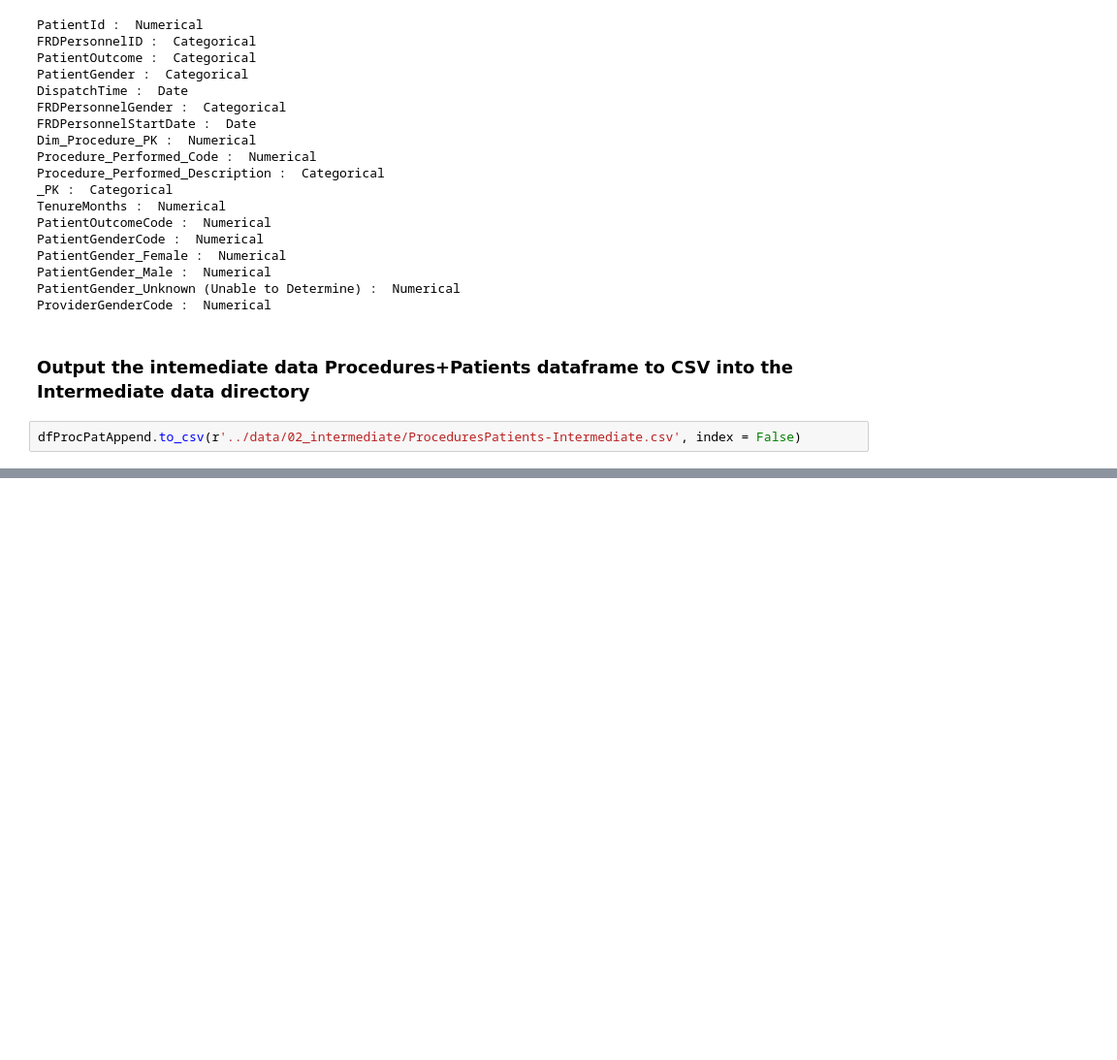
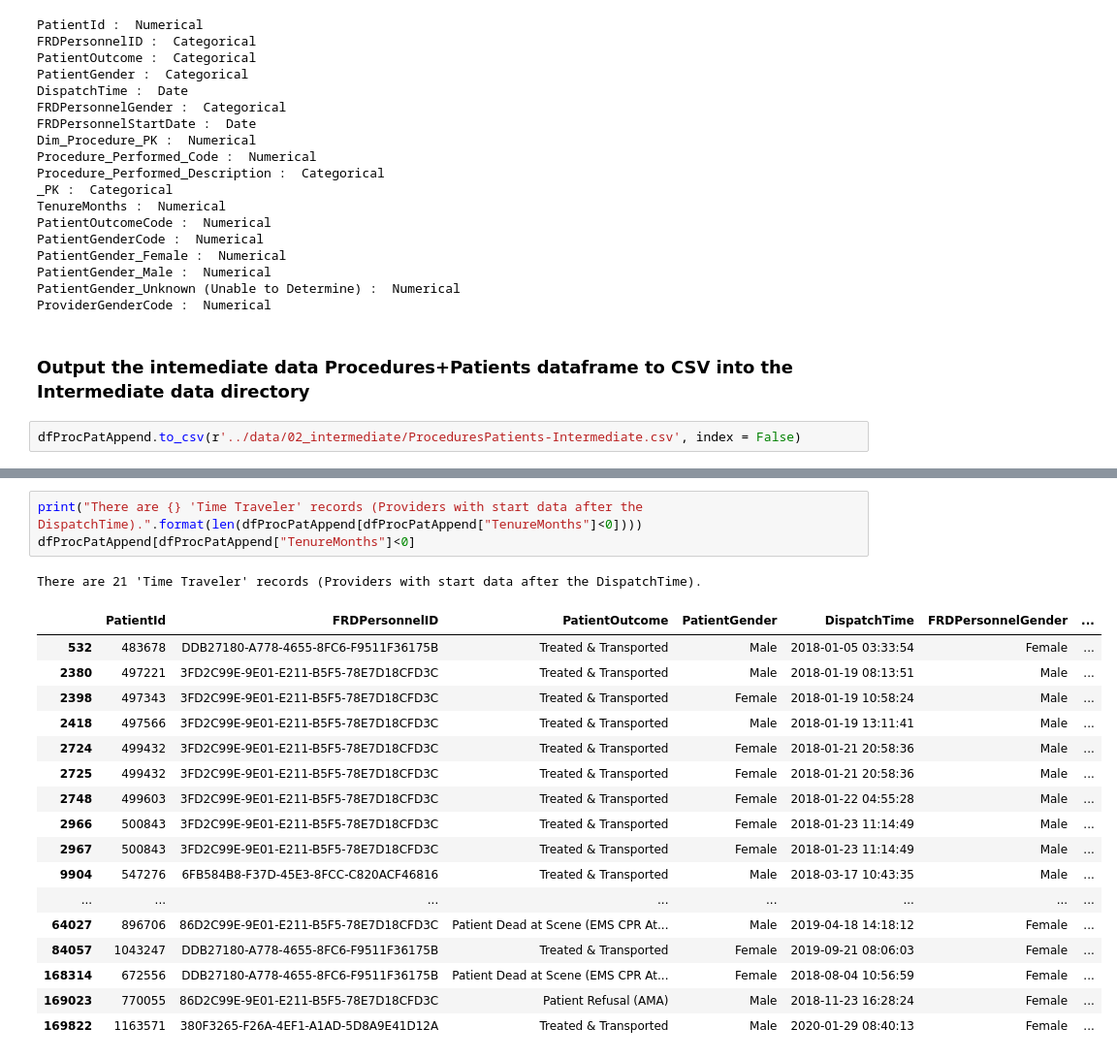
Before and after one commit to data-rescue/ems-analytics, a Jupyter notebook: notebooks/20210308-mdl-daen690-IntermediateDataset-Procedures-Pat.ipynb, the cells around one changed output, grey strips where cells are left out. Shown at 97% size. Saved outputs shown, nothing was run; the diff lists cells and outputs as text; blank space fills up the shorter version.

```diff
--- a/notebooks/20210308-mdl-daen690-IntermediateDataset-Procedures-Pat.ipynb
+++ b/notebooks/20210308-mdl-daen690-IntermediateDataset-Procedures-Pat.ipynb
@@ -881,0 +909,22 @@ dfProcPatAppend.to_csv(r'../data/02_intermediate/ProceduresPatients-Intermediate
+# %%
+print("There are {} 'Time Traveler' records (Providers with start data after the DispatchTime).".format(len(dfProcPatAppend[dfProcPatAppend["TenureMonths"]<0])))
+dfProcPatAppend[dfProcPatAppend["TenureMonths"]<0]
+# %% [output]
+There are 21 'Time Traveler' records (Providers with start data after the DispatchTime).
+|  | PatientId | FRDPersonnelID | PatientOutcome | PatientGender | DispatchTime | FRDPersonnelGender | ... |
+| 532 | 483678 | DDB27180-A778-4655-8FC6-F9511F36175B | Treated & Transported | Male | 2018-01-05 03:33:54 | Female | ... |
+| 2380 | 497221 | 3FD2C99E-9E01-E211-B5F5-78E7D18CFD3C | Treated & Transported | Male | 2018-01-19 08:13:51 | Male | ... |
+| 2398 | 497343 | 3FD2C99E-9E01-E211-B5F5-78E7D18CFD3C | Treated & Transported | Female | 2018-01-19 10:58:24 | Male | ... |
+| 2418 | 497566 | 3FD2C99E-9E01-E211-B5F5-78E7D18CFD3C | Treated & Transported | Male | 2018-01-19 13:11:41 | Male | ... |
+| 2724 | 499432 | 3FD2C99E-9E01-E211-B5F5-78E7D18CFD3C | Treated & Transported | Female | 2018-01-21 20:58:36 | Male | ... |
+| 2725 | 499432 | 3FD2C99E-9E01-E211-B5F5-78E7D18CFD3C | Treated & Transported | Female | 2018-01-21 20:58:36 | Male | ... |
+| 2748 | 499603 | 3FD2C99E-9E01-E211-B5F5-78E7D18CFD3C | Treated & Transported | Female | 2018-01-22 04:55:28 | Male | ... |
+| 2966 | 500843 | 3FD2C99E-9E01-E211-B5F5-78E7D18CFD3C | Treated & Transported | Female | 2018-01-23 11:14:49 | Male | ... |
+| 2967 | 500843 | 3FD2C99E-9E01-E211-B5F5-78E7D18CFD3C | Treated & Transported | Female | 2018-01-23 11:14:49 | Male | ... |
+| 9904 | 547276 | 6FB584B8-F37D-45E3-8FCC-C820ACF46816 | Treated & Transported | Male | 2018-03-17 10:43:35 | Male | ... |
+| ... | ... | ... | ... | ... | ... | ... | ... |
+| 64027 | 896706 | 86D2C99E-9E01-E211-B5F5-78E7D18CFD3C | Patient Dead at Scene (EMS CPR At... | Male | 2019-04-18 14:18:12 | Female | ... |
+| 84057 | 1043247 | DDB27180-A778-4655-8FC6-F9511F36175B | Treated & Transported | Female | 2019-09-21 08:06:03 | Female | ... |
+| 168314 | 672556 | DDB27180-A778-4655-8FC6-F9511F36175B | Patient Dead at Scene (EMS CPR At... | Female | 2018-08-04 10:56:59 | Female | ... |
+| 169023 | 770055 | 86D2C99E-9E01-E211-B5F5-78E7D18CFD3C | Patient Refusal (AMA) | Male | 2018-11-23 16:28:24 | Female | ... |
+| 169822 | 1163571 | 380F3265-F26A-4EF1-A1AD-5D8A9E41D12A | Treated & Transported | Male | 2020-01-29 08:40:13 | Female | ... |
```
Also changed, not shown: parts of 22 cells of this notebook, 2 other files.
